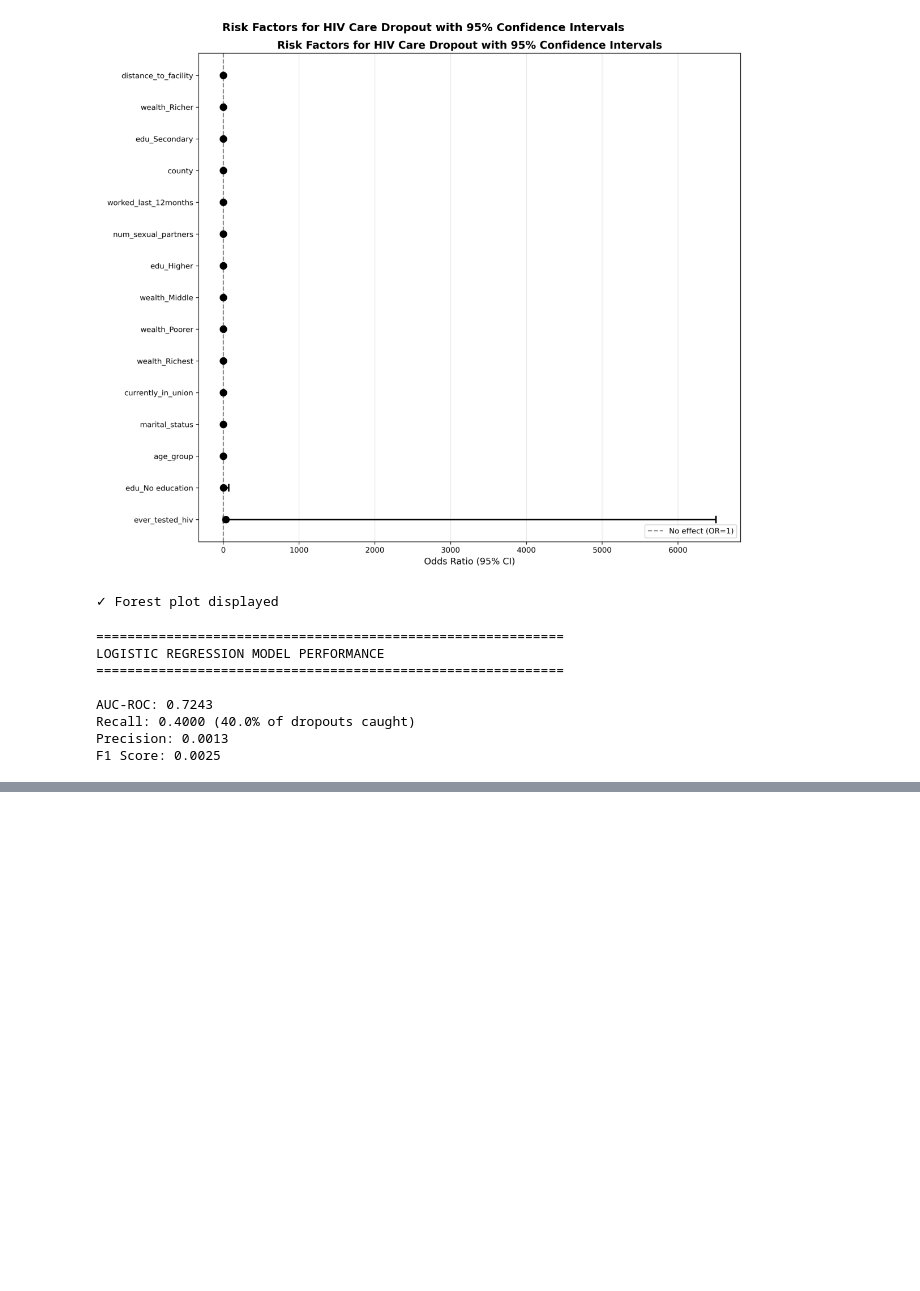
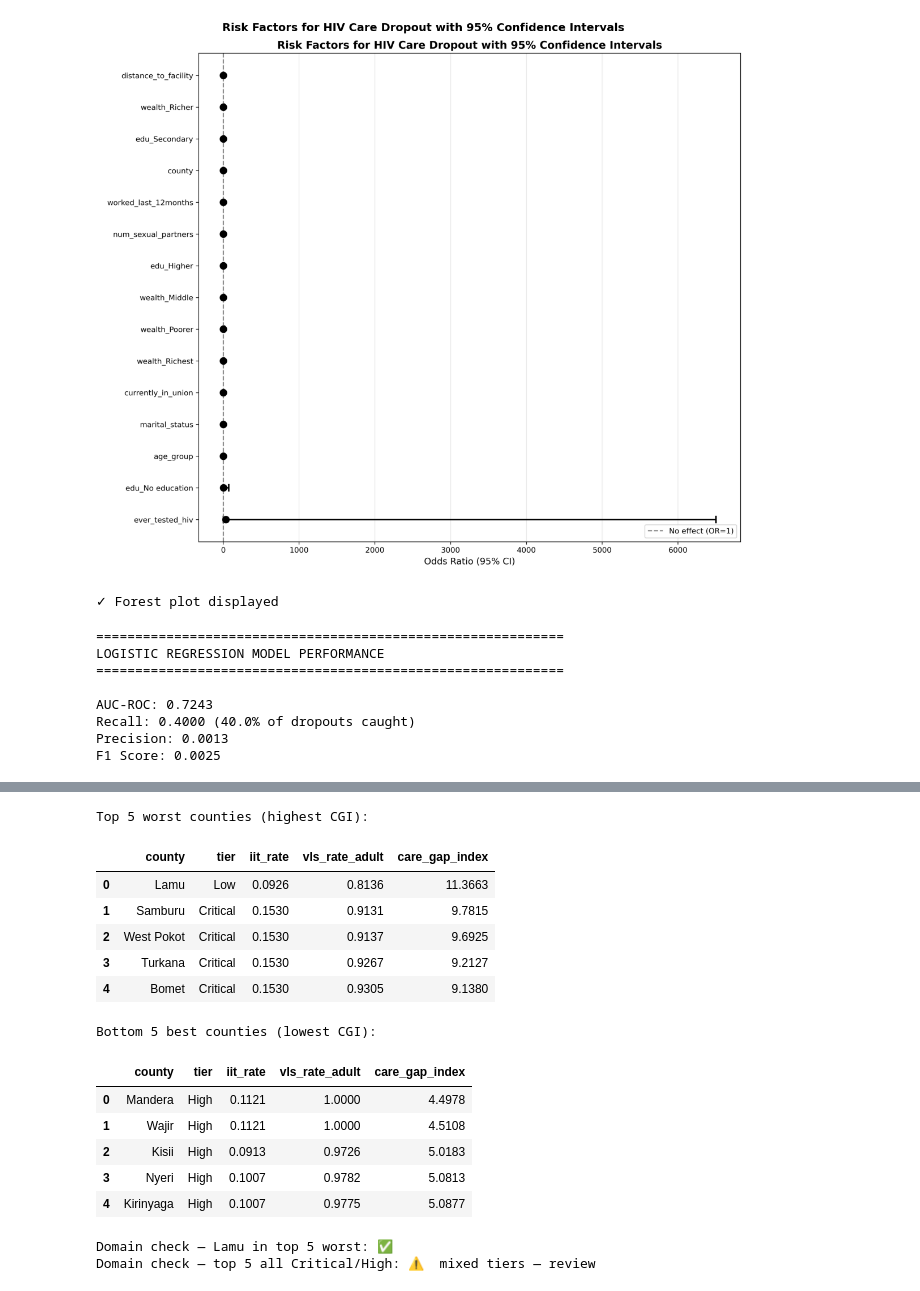
Before and after one commit to Daniellamuli/Phase-5-HIV-Care-Gap-AI, a Jupyter notebook: notebooks/08_model_evaluation.ipynb, the cells around one changed output, grey strips where cells are left out. Drawn from its saved outputs; the diff is of its cells as text; code cells hidden in the pictures; blank space fills up the shorter version.

```diff
--- a/notebooks/08_model_evaluation.ipynb
+++ b/notebooks/08_model_evaluation.ipynb
@@ -605,0 +1100,57 @@ MODEL 2 EVALUATION SUMMARY
+# %%
+# ── Top and bottom counties ──────────────────────────────────
+print("Top 5 worst counties (highest CGI):")
+top5 = (
+    county_prof
+    .nlargest(5, "care_gap_index")
+    [[CLEAN_COUNTY_COL, "tier", CGI_IIT_COL,
+      CGI_VLS_COL, "care_gap_index"]]
+    .reset_index(drop=True)
+)
+display(top5.round(4))
+
+print("\nBottom 5 best counties (lowest CGI):")
+bot5 = (
+    county_prof
+    .nsmallest(5, "care_gap_index")
+    [[CLEAN_COUNTY_COL, "tier", CGI_IIT_COL,
+      CGI_VLS_COL, "care_gap_index"]]
+    .reset_index(drop=True)
+)
+display(bot5.round(4))
+
+# Domain knowledge check
+# Lamu is expected worst — lowest VLS in dataset (81%)
+# Nairobi/Kiambu expected best — urban, strong programme
+lamu_present = "Lamu" in top5[CLEAN_COUNTY_COL].values
+print(
+    f"\nDomain check — Lamu in top 5 worst: "
+    f"{'✅' if lamu_present else '⚠️  check ranking'}"
+)
+
+# Tier consistency — top 5 worst should all be Critical/High
+top5_tiers = top5["tier"].unique()
+top5_correct = all(
+    t in ["Critical", "High"] for t in top5_tiers
+)
+print(
+    f"Domain check — top 5 all Critical/High: "
+    f"{'✅' if top5_correct else '⚠️  mixed tiers — review'}"
+)
+# %% [output]
+Top 5 worst counties (highest CGI):
+|  | county | tier | iit_rate | vls_rate_adult | care_gap_index |
+| 0 | Lamu | Low | 0.0926 | 0.8136 | 11.3663 |
+| 1 | Samburu | Critical | 0.1530 | 0.9131 | 9.7815 |
+| 2 | West Pokot | Critical | 0.1530 | 0.9137 | 9.6925 |
+| 3 | Turkana | Critical | 0.1530 | 0.9267 | 9.2127 |
+| 4 | Bomet | Critical | 0.1530 | 0.9305 | 9.1380 |
+Bottom 5 best counties (lowest CGI):
+|  | county | tier | iit_rate | vls_rate_adult | care_gap_index |
+| 0 | Mandera | High | 0.1121 | 1.0000 | 4.4978 |
+| 1 | Wajir | High | 0.1121 | 1.0000 | 4.5108 |
+| 2 | Kisii | High | 0.0913 | 0.9726 | 5.0183 |
+| 3 | Nyeri | High | 0.1007 | 0.9782 | 5.0813 |
+| 4 | Kirinyaga | High | 0.1007 | 0.9775 | 5.0877 |
+Domain check — Lamu in top 5 worst: ✅
+Domain check — top 5 all Critical/High: ⚠️  mixed tiers — review
```
Also changed, not shown: parts of 23 cells of this notebook.
